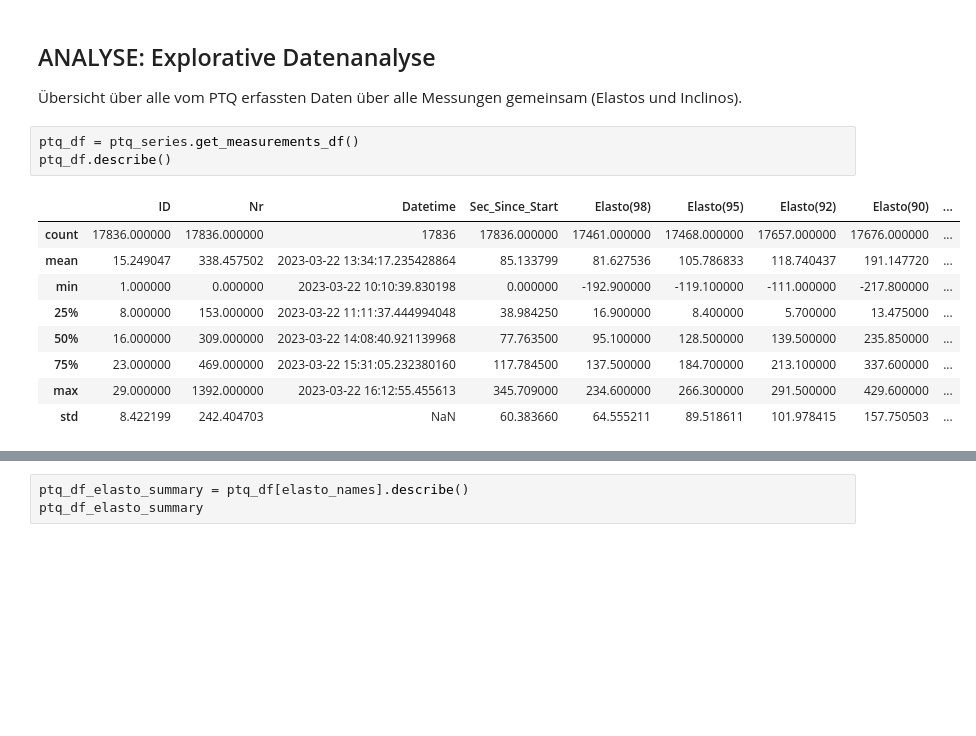
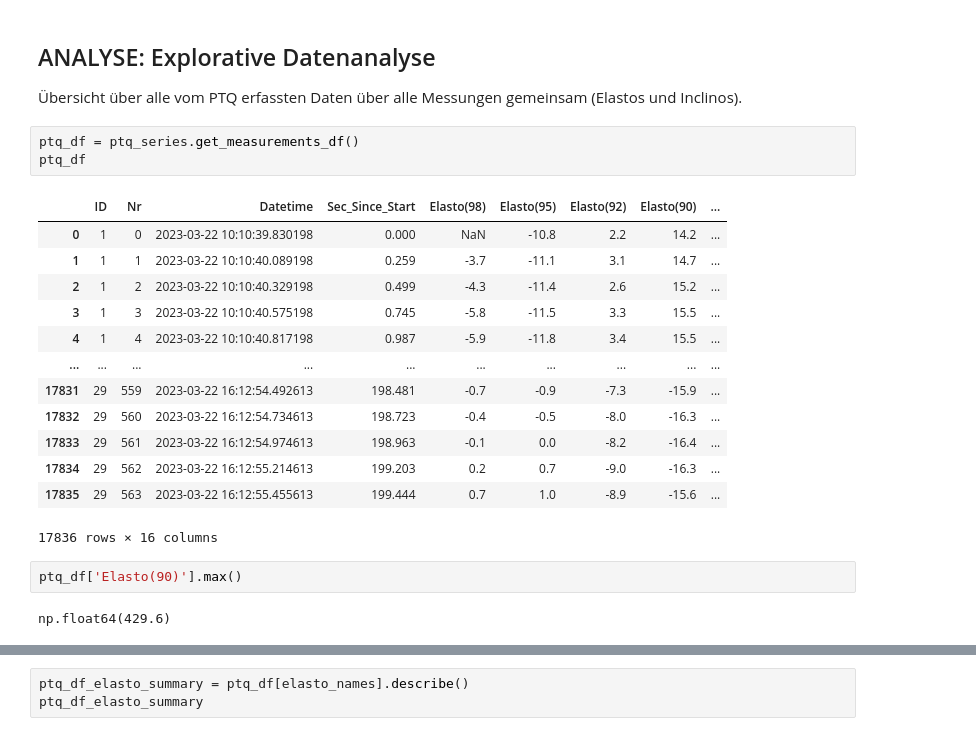
Before and after one commit to kyellsen/2023_Kronensicherung_Plesse_Kraefte_Schwingungen, a Jupyter notebook: 2023_Kronensicherung_Plesse_003_PTQ.ipynb, the cells around one changed output, grey strips where cells are left out. Saved outputs shown, nothing was run; the diff lists cells and outputs as text; blank space fills up the shorter version.

```diff
--- a/2023_Kronensicherung_Plesse_003_PTQ.ipynb
+++ b/2023_Kronensicherung_Plesse_003_PTQ.ipynb
@@ -97,14 +97,22 @@ elasto_names = ["Elasto(90)", "Elasto(92)", "Elasto(95)", "Elasto(98)"]
 Übersicht über alle vom PTQ erfassten Daten über alle Messungen gemeinsam (Elastos und Inclinos).
 # %%
 ptq_df = ptq_series.get_measurements_df()
-ptq_df.describe()
+ptq_df
 # %% [output]
 |  | ID | Nr | Datetime | Sec_Since_Start | Elasto(98) | Elasto(95) | Elasto(92) | Elasto(90) | ... |
-| count | 17836.000000 | 17836.000000 | 17836 | 17836.000000 | 17461.000000 | 17468.000000 | 17657.000000 | 17676.000000 | ... |
-| mean | 15.249047 | 338.457502 | 2023-03-22 13:34:17.235428864 | 85.133799 | 81.627536 | 105.786833 | 118.740437 | 191.147720 | ... |
-| min | 1.000000 | 0.000000 | 2023-03-22 10:10:39.830198 | 0.000000 | -192.900000 | -119.100000 | -111.000000 | -217.800000 | ... |
-| 25% | 8.000000 | 153.000000 | 2023-03-22 11:11:37.444994048 | 38.984250 | 16.900000 | 8.400000 | 5.700000 | 13.475000 | ... |
-| 50% | 16.000000 | 309.000000 | 2023-03-22 14:08:40.921139968 | 77.763500 | 95.100000 | 128.500000 | 139.500000 | 235.850000 | ... |
-| 75% | 23.000000 | 469.000000 | 2023-03-22 15:31:05.232380160 | 117.784500 | 137.500000 | 184.700000 | 213.100000 | 337.600000 | ... |
-| max | 29.000000 | 1392.000000 | 2023-03-22 16:12:55.455613 | 345.709000 | 234.600000 | 266.300000 | 291.500000 | 429.600000 | ... |
-| std | 8.422199 | 242.404703 | NaN | 60.383660 | 64.555211 | 89.518611 | 101.978415 | 157.750503 | ... |
+| 0 | 1 | 0 | 2023-03-22 10:10:39.830198 | 0.000 | NaN | -10.8 | 2.2 | 14.2 | ... |
+| 1 | 1 | 1 | 2023-03-22 10:10:40.089198 | 0.259 | -3.7 | -11.1 | 3.1 | 14.7 | ... |
+| 2 | 1 | 2 | 2023-03-22 10:10:40.329198 | 0.499 | -4.3 | -11.4 | 2.6 | 15.2 | ... |
+| 3 | 1 | 3 | 2023-03-22 10:10:40.575198 | 0.745 | -5.8 | -11.5 | 3.3 | 15.5 | ... |
+| 4 | 1 | 4 | 2023-03-22 10:10:40.817198 | 0.987 | -5.9 | -11.8 | 3.4 | 15.5 | ... |
+| ... | ... | ... | ... | ... | ... | ... | ... | ... | ... |
+| 17831 | 29 | 559 | 2023-03-22 16:12:54.492613 | 198.481 | -0.7 | -0.9 | -7.3 | -15.9 | ... |
+| 17832 | 29 | 560 | 2023-03-22 16:12:54.734613 | 198.723 | -0.4 | -0.5 | -8.0 | -16.3 | ... |
+| 17833 | 29 | 561 | 2023-03-22 16:12:54.974613 | 198.963 | -0.1 | 0.0 | -8.2 | -16.4 | ... |
+| 17834 | 29 | 562 | 2023-03-22 16:12:55.214613 | 199.203 | 0.2 | 0.7 | -9.0 | -16.3 | ... |
+| 17835 | 29 | 563 | 2023-03-22 16:12:55.455613 | 199.444 | 0.7 | 1.0 | -8.9 | -15.6 | ... |
+17836 rows × 16 columns
+# %%
+ptq_df['Elasto(90)'].max()
+# %% [output]
+np.float64(429.6)
```
Also changed, not shown: parts of 14 cells of this notebook, 1 other file.
